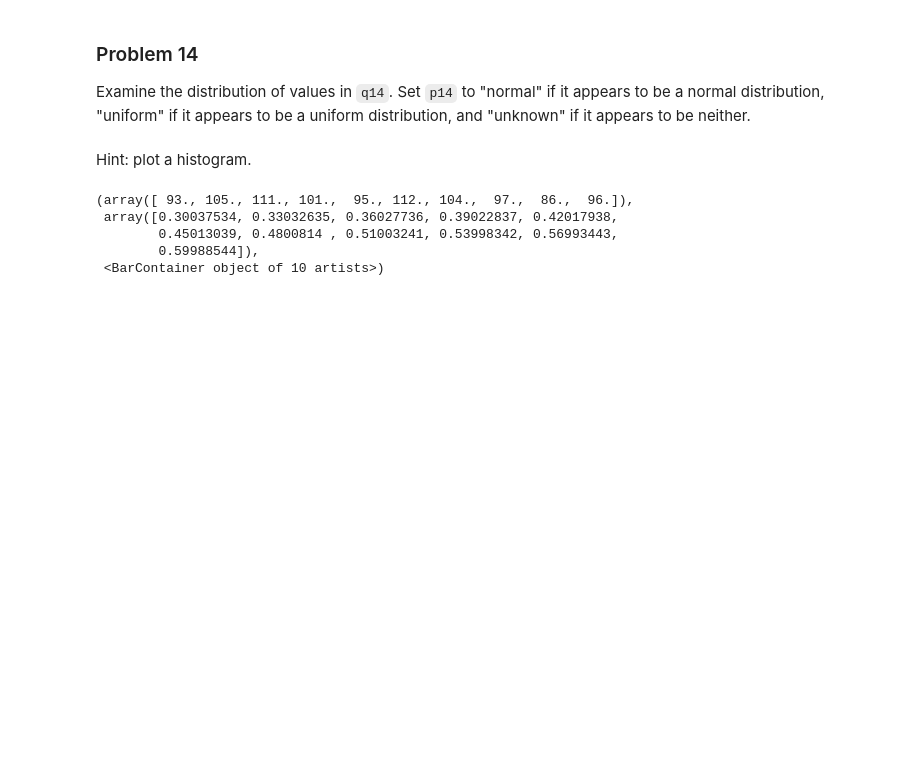
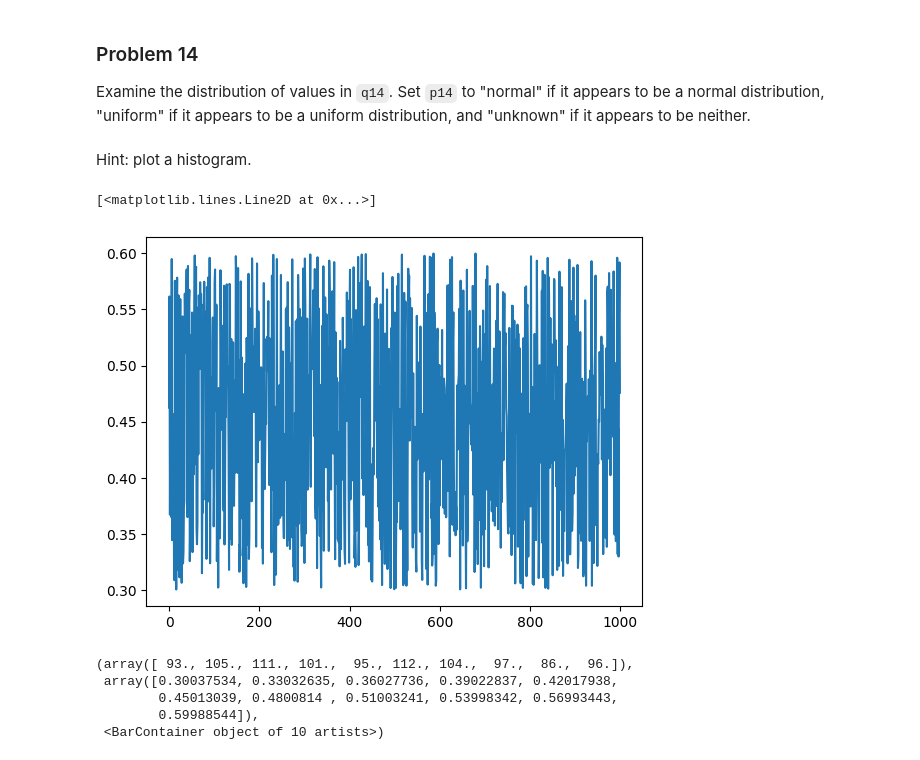
Before and after one commit to Haleymussary00/dx601-homework-07, a Jupyter notebook: homework.ipynb, the cells around one changed output. Saved outputs shown, nothing was run; the diff lists cells and outputs as text; code cells hidden in the pictures; blank space fills up the shorter version.

```diff
--- a/homework.ipynb
+++ b/homework.ipynb
@@ -621,6 +626,11 @@ q14 = [0.46261653, 0.56158988, 0.36701823, 0.47492479, 0.48778535,
        0.58389003, 0.3699935 , 0.34936999, 0.43478882, 0.4835979 ,
        0.34342969, 0.50245068, 0.45599469, 0.59609523, 0.33186012,
        0.44380014, 0.32972224, 0.54246385, 0.59193153, 0.47568438]
+# %%
+plt.plot(q14)
+# %% [output]
+[<matplotlib.lines.Line2D at 0x...>]
+[figure, added]
 # %%
 plt.hist(q14)
 # %% [output]
```
Also changed, not shown: parts of 20 cells of this notebook.
